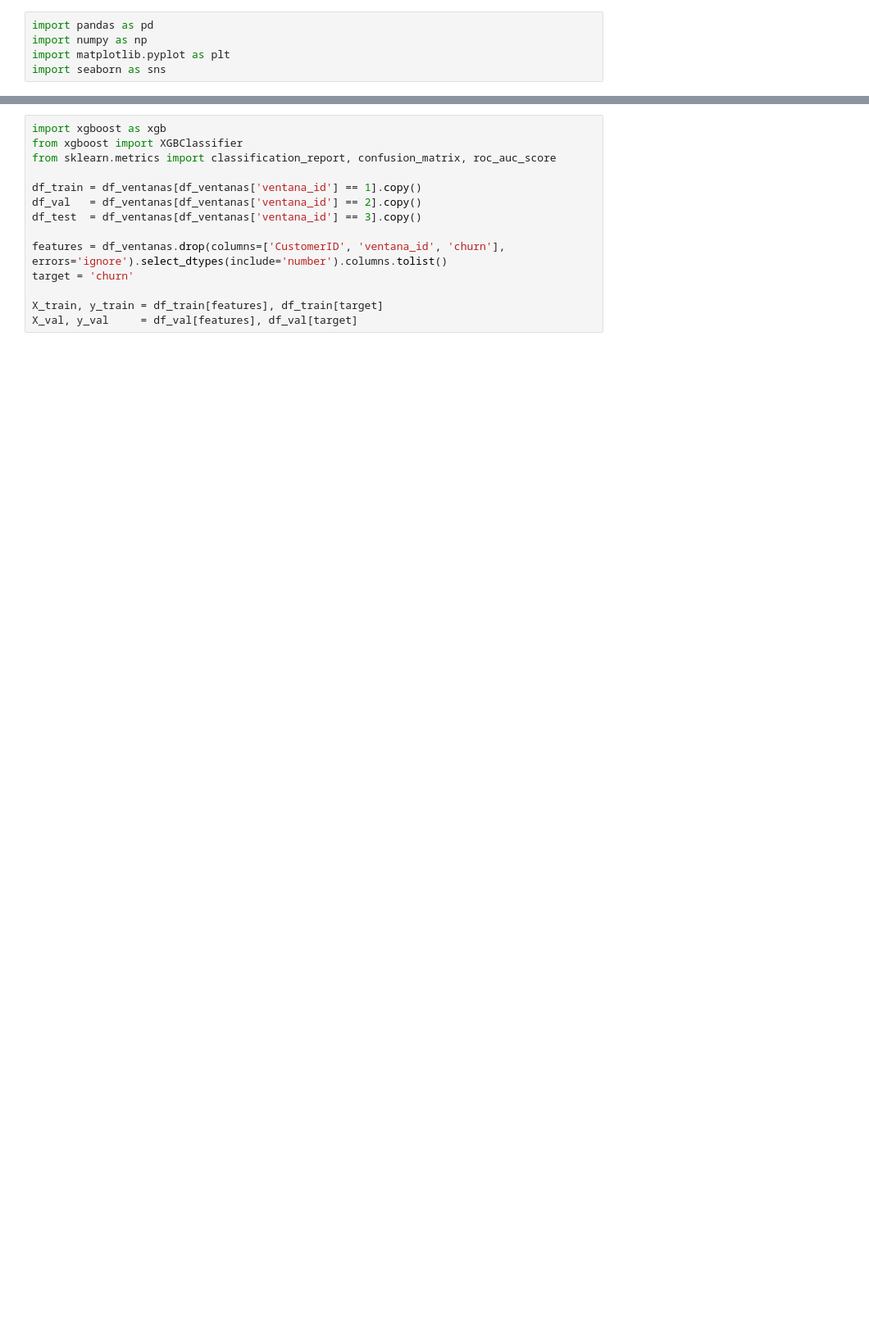
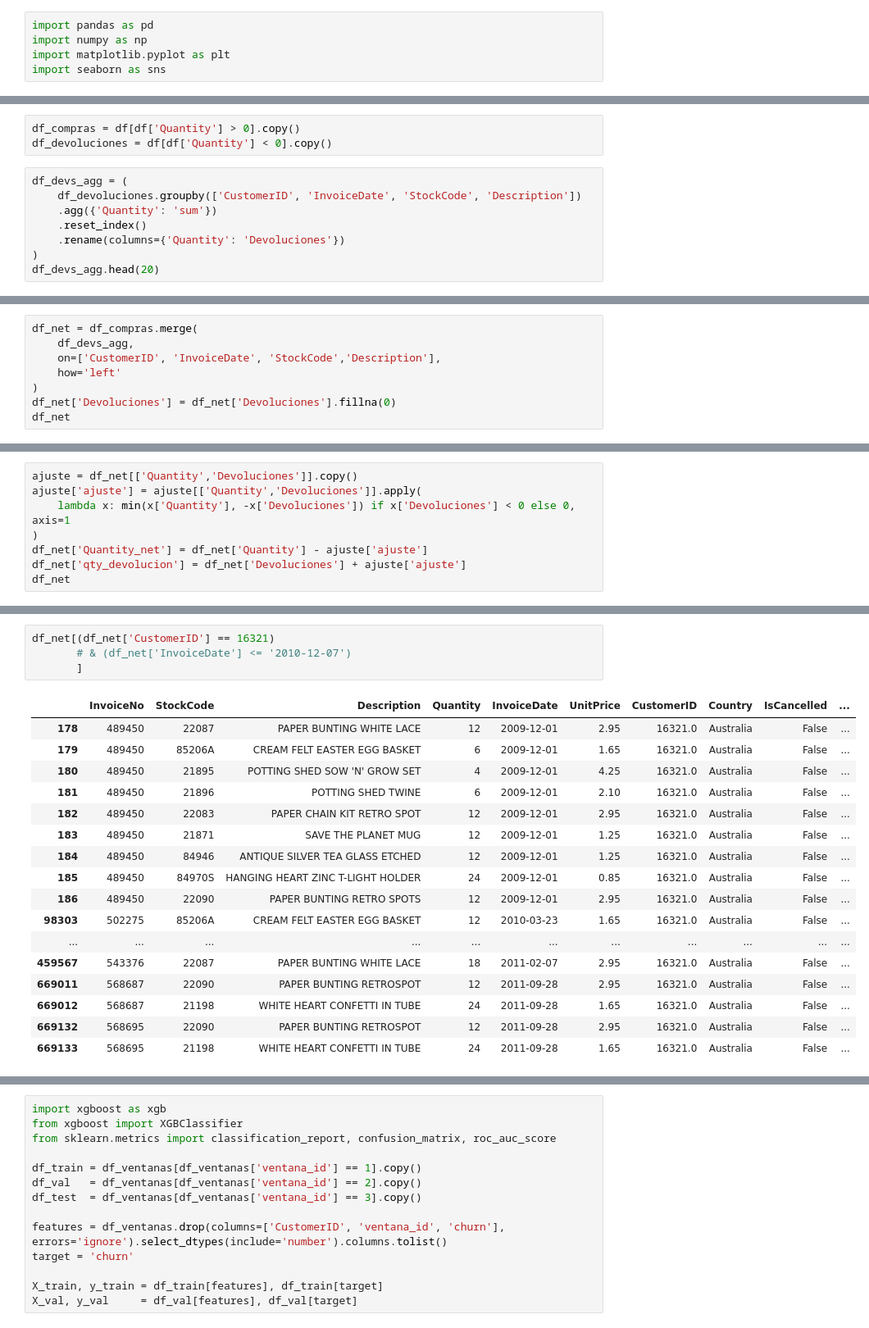
Before and after one commit to Leonel481/mlops-dtc-project, a Jupyter notebook: dev/churn.ipynb, the cells around one changed output, grey strips where cells are left out. Shown: that part at 82% size. Saved outputs shown, nothing was run; the diff lists cells and outputs as text; blank space fills up the shorter version.

```diff
--- a/dev/churn.ipynb
+++ b/dev/churn.ipynb
@@ -25,0 +26,11 @@ df.shape
+# %%
+df_compras = df[df['Quantity'] > 0].copy()
+df_devoluciones = df[df['Quantity'] < 0].copy()
+# %%
+df_devs_agg = (
+    df_devoluciones.groupby(['CustomerID', 'InvoiceDate', 'StockCode', 'Description'])
+    .agg({'Quantity': 'sum'})
+    .reset_index()
+    .rename(columns={'Quantity': 'Devoluciones'})
+)
+df_devs_agg.head(20)
@@ -25,0 +55,8 @@ df.shape
+# %%
+df_net = df_compras.merge(
+    df_devs_agg,
+    on=['CustomerID', 'InvoiceDate', 'StockCode','Description'],
+    how='left'
+)
+df_net['Devoluciones'] = df_net['Devoluciones'].fillna(0)
+df_net
@@ -25,0 +77,8 @@ df.shape
+# %%
+ajuste = df_net[['Quantity','Devoluciones']].copy()
+ajuste['ajuste'] = ajuste[['Quantity','Devoluciones']].apply(
+    lambda x: min(x['Quantity'], -x['Devoluciones']) if x['Devoluciones'] < 0 else 0, axis=1
+)
+df_net['Quantity_net'] = df_net['Quantity'] - ajuste['ajuste']
+df_net['qty_devolucion'] = df_net['Devoluciones'] + ajuste['ajuste']
+df_net
@@ -25,0 +99,22 @@ df.shape
+# %%
+df_net[(df_net['CustomerID'] == 16321)
+       # & (df_net['InvoiceDate'] <= '2010-12-07')
+       ]
+# %% [output]
+|  | InvoiceNo | StockCode | Description | Quantity | InvoiceDate | UnitPrice | CustomerID | Country | IsCancelled | ... |
+| 178 | 489450 | 22087 | PAPER BUNTING WHITE LACE | 12 | 2009-12-01 | 2.95 | 16321.0 | Australia | False | ... |
+| 179 | 489450 | 85206A | CREAM FELT EASTER EGG BASKET | 6 | 2009-12-01 | 1.65 | 16321.0 | Australia | False | ... |
+| 180 | 489450 | 21895 | POTTING SHED SOW 'N' GROW SET | 4 | 2009-12-01 | 4.25 | 16321.0 | Australia | False | ... |
+| 181 | 489450 | 21896 | POTTING SHED TWINE | 6 | 2009-12-01 | 2.10 | 16321.0 | Australia | False | ... |
+| 182 | 489450 | 22083 | PAPER CHAIN KIT RETRO SPOT | 12 | 2009-12-01 | 2.95 | 16321.0 | Australia | False | ... |
+| 183 | 489450 | 21871 | SAVE THE PLANET MUG | 12 | 2009-12-01 | 1.25 | 16321.0 | Australia | False | ... |
+| 184 | 489450 | 84946 | ANTIQUE SILVER TEA GLASS ETCHED | 12 | 2009-12-01 | 1.25 | 16321.0 | Australia | False | ... |
+| 185 | 489450 | 84970S | HANGING HEART ZINC T-LIGHT HOLDER | 24 | 2009-12-01 | 0.85 | 16321.0 | Australia | False | ... |
+| 186 | 489450 | 22090 | PAPER BUNTING RETRO SPOTS | 12 | 2009-12-01 | 2.95 | 16321.0 | Australia | False | ... |
+| 98303 | 502275 | 85206A | CREAM FELT EASTER EGG BASKET | 12 | 2010-03-23 | 1.65 | 16321.0 | Australia | False | ... |
+| ... | ... | ... | ... | ... | ... | ... | ... | ... | ... | ... |
+| 459567 | 543376 | 22087 | PAPER BUNTING WHITE LACE | 18 | 2011-02-07 | 2.95 | 16321.0 | Australia | False | ... |
+| 669011 | 568687 | 22090 | PAPER BUNTING RETROSPOT | 12 | 2011-09-28 | 2.95 | 16321.0 | Australia | False | ... |
+| 669012 | 568687 | 21198 | WHITE HEART CONFETTI IN TUBE | 24 | 2011-09-28 | 1.65 | 16321.0 | Australia | False | ... |
+| 669132 | 568695 | 22090 | PAPER BUNTING RETROSPOT | 12 | 2011-09-28 | 2.95 | 16321.0 | Australia | False | ... |
+| 669133 | 568695 | 21198 | WHITE HEART CONFETTI IN TUBE | 24 | 2011-09-28 | 1.65 | 16321.0 | Australia | False | ... |
```
Also changed, not shown: parts of 35 cells of this notebook.
